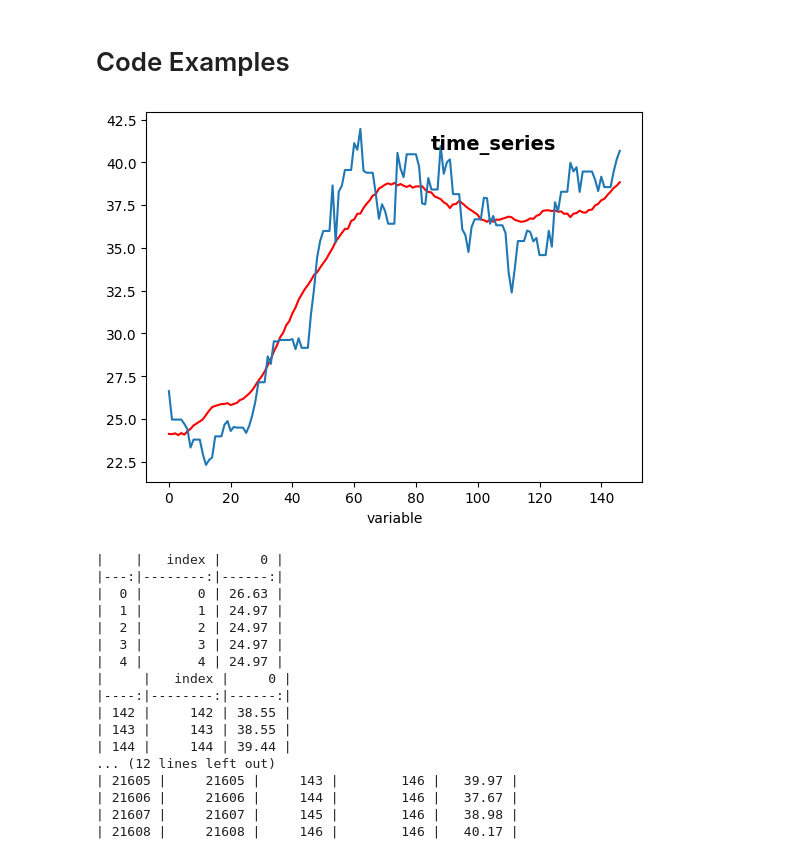
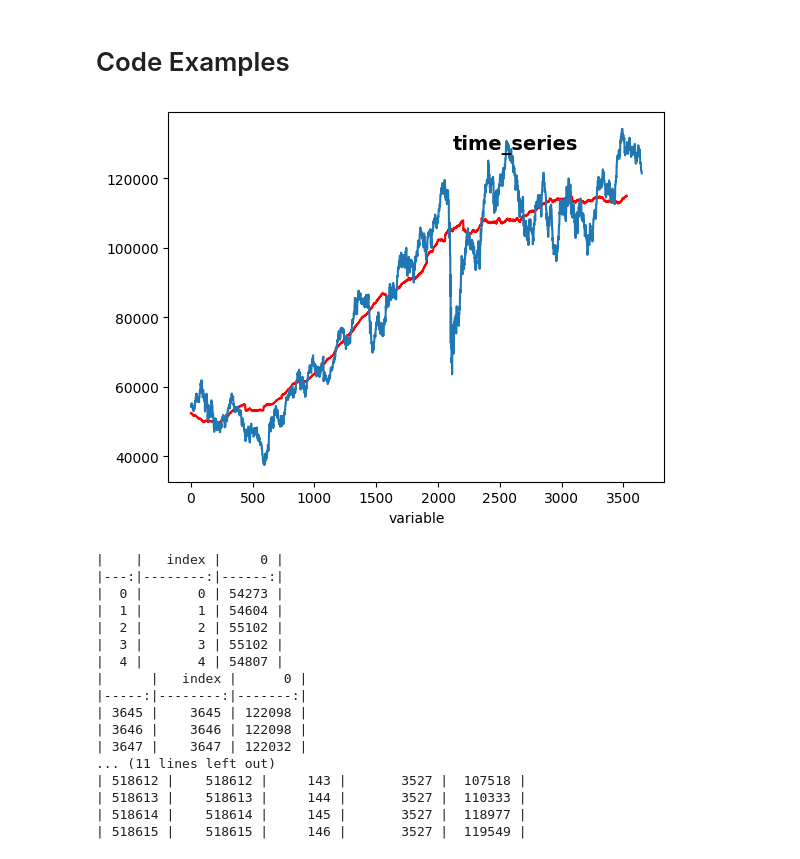
Before and after one commit to Traivok/bss, a Jupyter notebook: main.ipynb, the cells around one changed output. Saved outputs shown, nothing was run; the diff lists cells and outputs as text; code cells hidden in the pictures.

Commit message:
edited some graphical things mostly

```diff
--- a/main.ipynb
+++ b/main.ipynb
@@ -9,11 +9,11 @@ import matplotlib as plt
 import mfn
 
 csv_files = [
-    ('bitcoin_trust.csv', 'IBTC'),
+    #('bitcoin_trust.csv', 'IBTC'),
     ('ibovespa.csv', 'IBOVESPA'),
     ('imab.csv', 'IMA-B'),
-    ('scbtg.csv', 'SCBTG'),
-    ('sp500.csv', 'S&P 500'),
+    #('scbtg.csv', 'SCBTG'),
+    ('sp500.csv', 'S&P 500')
 ]
 # %% [markdown]
 # Plots do paper
@@ -148,0 +100,24 @@ sp500.csv S&P 500
+# %%
+import seaborn as sns
+import matplotlib.pyplot as plt
+
+# Sample data
+categories = ['A', 'B', 'C', 'D']
+values = [23, 45, 56, 78]
+
+# Create a bar plot
+ax = sns.barplot(x=categories, y=values)
+
+# Add value labels on top of each bar using annotate
+for i in range(len(values)):
+    ax.annotate(str(values[i]),
+                xy=(i, values[i]),
+                ha='center',
+                va='bottom')  # Adjust vertical alignment as needed
+
+# Set titles and labels
+plt.title('Bar Chart with Value Labels')
+plt.xlabel('Categories')
+plt.ylabel('Values')
+
+plt.show()
@@ -769,7 +819,15 @@ for data, name in time_series_list:
 # Code Examples
 # %%
 # This cell is just to test and adjust things
-
+import numpy as np
+import pandas as pd
+from matplotlib import pyplot as plt
+from mfn.bootstrap import lbb
+from mfn.entropy import MFN
+import seaborn as sns
+from scipy.stats import kurtosis, skew
+from scipy import stats as st
+from utils.plotter import calculate_statistics
 # Adjust the time window in utils/reader.py
 # EX:
 # start_date = pd.to_datetime('2024-01-11')
@@ -779,58 +837,58 @@ for data, name in time_series_list:
 # lbb_samples = lbb(data, b=147, B=.147, size=147)
 
 #change the path to your desired .csv
-path = 'bitcoin_trust.csv'
+path = 'ibovespa.csv'
 name = 'time_series'
 reader = CryptoCsvReader(f'data/{path}')
 data  = reader.read()
 lbb_samples = lbb(data, b=147, B=.147, size=147)
 lbb_df = pd.DataFrame(lbb_samples).reset_index()
 lbb_df = lbb_df.melt(id_vars='index', value_vars=lbb_df.columns[1:])
 
 # Plotting the mean of the LBB samples
 lbb_df.groupby("variable").agg("mean")["value"].plot(color="red")
 plt.plot(data)
 
 # Adjust the title to be inside the plot
 plt.text(
     x=0.7,  # Horizontal position in axes coordinates (0 to 1)
     y=0.9,  # Vertical position in axes coordinates (0 to 1)
     s=f"{name}",
     fontsize=14,
     weight='bold',
     ha='center',
     transform=plt.gca().transAxes
 )
 
 plt.grid(False)
 plt.savefig(f'imgs/{name}_lbb_mean.png')
 plt.show()
 datum = pd.DataFrame(data)
 
 #Do the indexes begin at the same place and do they also end at the same place having the same size?
 print(datum.reset_index().head().to_markdown())
 print(datum.reset_index().tail().to_markdown())
 print(lbb_df.reset_index().head().to_markdown())
 print(lbb_df.reset_index().tail().to_markdown())
 # %% [output]
-[figure, old version]
+[figure, new version]
 |    |   index |     0 |
 |---:|--------:|------:|
-|  0 |       0 | 26.63 |
-|  1 |       1 | 24.97 |
-|  2 |       2 | 24.97 |
-|  3 |       3 | 24.97 |
-|  4 |       4 | 24.97 |
-|     |   index |     0 |
-|----:|--------:|------:|
-| 142 |     142 | 38.55 |
-| 143 |     143 | 38.55 |
-| 144 |     144 | 39.44 |
-... (12 lines left out)
-| 21605 |     21605 |     143 |        146 |   39.97 |
-| 21606 |     21606 |     144 |        146 |   37.67 |
-| 21607 |     21607 |     145 |        146 |   38.98 |
-| 21608 |     21608 |     146 |        146 |   40.17 |
+|  0 |       0 | 54273 |
+|  1 |       1 | 54604 |
+|  2 |       2 | 55102 |
+|  3 |       3 | 55102 |
+|  4 |       4 | 54807 |
+|      |   index |      0 |
+|-----:|--------:|-------:|
+| 3645 |    3645 | 122098 |
+| 3646 |    3646 | 122098 |
+| 3647 |    3647 | 122032 |
+... (11 lines left out)
+| 518612 |    518612 |     143 |       3527 |  107518 |
+| 518613 |    518613 |     144 |       3527 |  110333 |
+| 518614 |    518614 |     145 |       3527 |  118977 |
+| 518615 |    518615 |     146 |       3527 |  119549 |
 # %%
 from matplotlib import pyplot as plt
 
```
Also changed, not shown: parts of 12 cells of this notebook, 50 other files.
